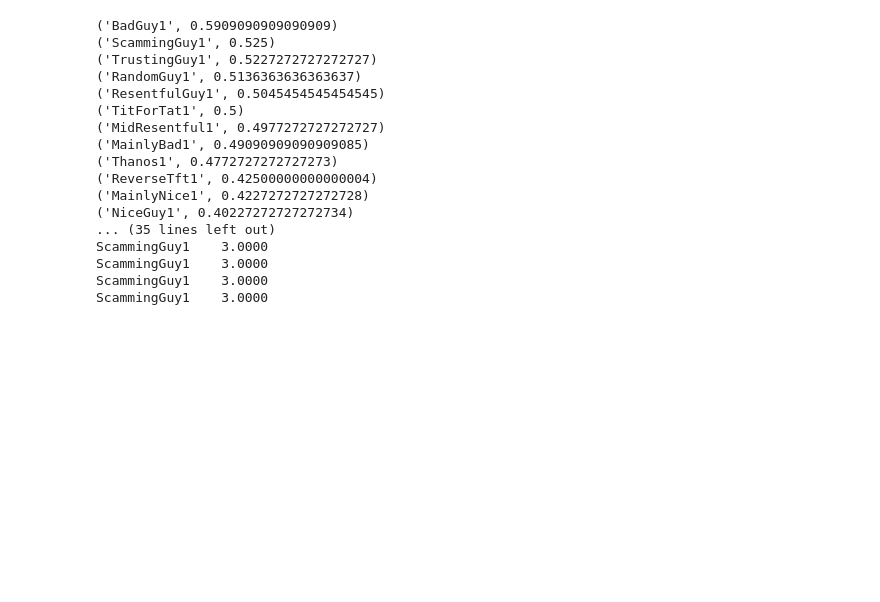
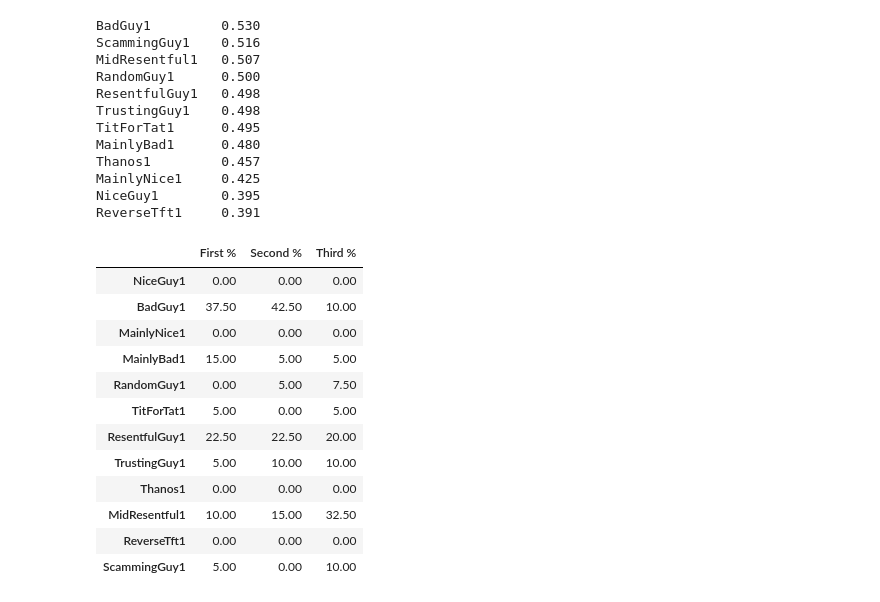
Before and after one commit to LeoPi314/LCP_projects_Y7_Group_4, a Jupyter notebook: Tourney.ipynb, the cells around one changed output. Saved outputs shown, nothing was run; the diff lists cells and outputs as text; code cells hidden in the pictures; blank space fills up the shorter version.

```diff
--- a/Tourney.ipynb
+++ b/Tourney.ipynb
@@ -570,44 +571,58 @@ result_df.to_pickle("MaxT-30.pkl")
 # %%
 prova=get_new_Payoff([4,3,1,0])
 verifica = tourney(test_part,N_rounds = N_ROUNDS, M = prova)
 verifica.sort(reverse=True, key=lambda x: x[1])
-for item in verifica: print(item)
+for item in verifica: print(f"{item[0]:<15} {item[1]:.3f}")
 
 classifica_first = {(key+"1"):0 for key in test_part.keys()}
 classifica_second = {(key+"1"):0 for key in test_part.keys()}
 classifica_third = {(key+"1"):0 for key in test_part.keys()}
 
-for i in range(50):
+n_media = 40
+
+for i in range(n_media):
     verifica = tourney(test_part,N_rounds = N_ROUNDS, M = prova)
     verifica.sort(reverse=True, key=lambda x: x[1])
     #print(f"1st: {verifica[0][0]:<15} score: {verifica[0][1]:.6f}")
     #print(f"2nd: {verifica[1][0]:<15} score: {verifica[1][1]:.6f}")
     #print(f"3rd: {verifica[2][0]:<15} score: {verifica[2][1]:.6f}")
     classifica_first.update( {str(verifica[0][0]): classifica_first[str(verifica[0][0])] + 1} )
     classifica_second.update( {str(verifica[1][0]): classifica_second[str(verifica[1][0])] + 1} )
     classifica_third.update( {str(verifica[2][0]): classifica_third[str(verifica[2][0])] + 1} )
 
-print("Primi classificati:")
-for key in classifica_first.keys(): print(f"{key:<15} {classifica_first[key]:.4f}")
-print("Secondi classificati:")
-for item in classifica_second.keys(): print(f"{key:<15} {classifica_second[key]:.4f}")
-print("Terzi classificati:")
-for item in classifica_third.keys(): print(f"{key:<15} {classifica_third[key]:.4f}")
+for key in classifica_first.keys():
+    classifica_first[key] = classifica_first[key]/n_media*100
+    classifica_second[key] = classifica_second[key]/n_media*100
+    classifica_third[key]= classifica_third[key]/n_media*100
+
+out_iter =pd.concat([pd.DataFrame(classifica_first.values(),index=classifica_first.keys(),columns=["First %"])
+                     ,pd.DataFrame(classifica_second.values(),index=classifica_second.keys(),columns=["Second %"])
+                     ,pd.DataFrame(classifica_third.values(),index=classifica_third.keys(),columns=["Third %"])],axis=1)
+pd.options.display.float_format = '{:.2f}'.format
+out_iter
 # %% [output]
-('BadGuy1', 0.5909090909090909)
-('ScammingGuy1', 0.525)
-('TrustingGuy1', 0.5227272727272727)
-('RandomGuy1', 0.5136363636363637)
-('ResentfulGuy1', 0.5045454545454545)
-('TitForTat1', 0.5)
-('MidResentful1', 0.4977272727272727)
-('MainlyBad1', 0.49090909090909085)
-('Thanos1', 0.4772727272727273)
-('ReverseTft1', 0.42500000000000004)
-('MainlyNice1', 0.4227272727272728)
-('NiceGuy1', 0.40227272727272734)
-... (35 lines left out)
-ScammingGuy1    3.0000
-ScammingGuy1    3.0000
-ScammingGuy1    3.0000
-ScammingGuy1    3.0000
+BadGuy1         0.530
+ScammingGuy1    0.516
+MidResentful1   0.507
+RandomGuy1      0.500
+ResentfulGuy1   0.498
+TrustingGuy1    0.498
+TitForTat1      0.495
+MainlyBad1      0.480
+Thanos1         0.457
+MainlyNice1     0.425
+NiceGuy1        0.395
+ReverseTft1     0.391
+|  | First % | Second % | Third % |
+| NiceGuy1 | 0.00 | 0.00 | 0.00 |
+| BadGuy1 | 37.50 | 42.50 | 10.00 |
+| MainlyNice1 | 0.00 | 0.00 | 0.00 |
+| MainlyBad1 | 15.00 | 5.00 | 5.00 |
+| RandomGuy1 | 0.00 | 5.00 | 7.50 |
+| TitForTat1 | 5.00 | 0.00 | 5.00 |
+| ResentfulGuy1 | 22.50 | 22.50 | 20.00 |
+| TrustingGuy1 | 5.00 | 10.00 | 10.00 |
+| Thanos1 | 0.00 | 0.00 | 0.00 |
+| MidResentful1 | 10.00 | 15.00 | 32.50 |
+| ReverseTft1 | 0.00 | 0.00 | 0.00 |
+| ScammingGuy1 | 5.00 | 0.00 | 10.00 |
```
Also changed, not shown: parts of 12 cells of this notebook, 2 other files.
